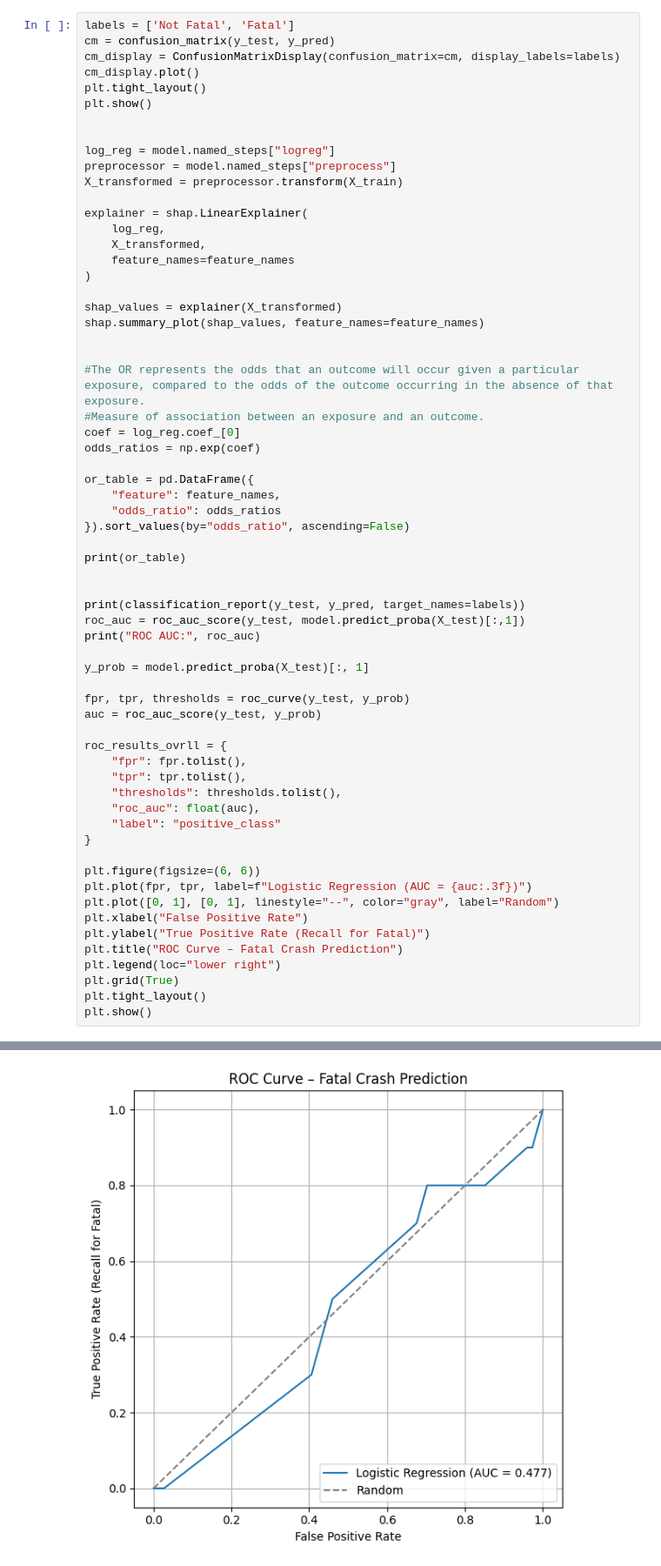
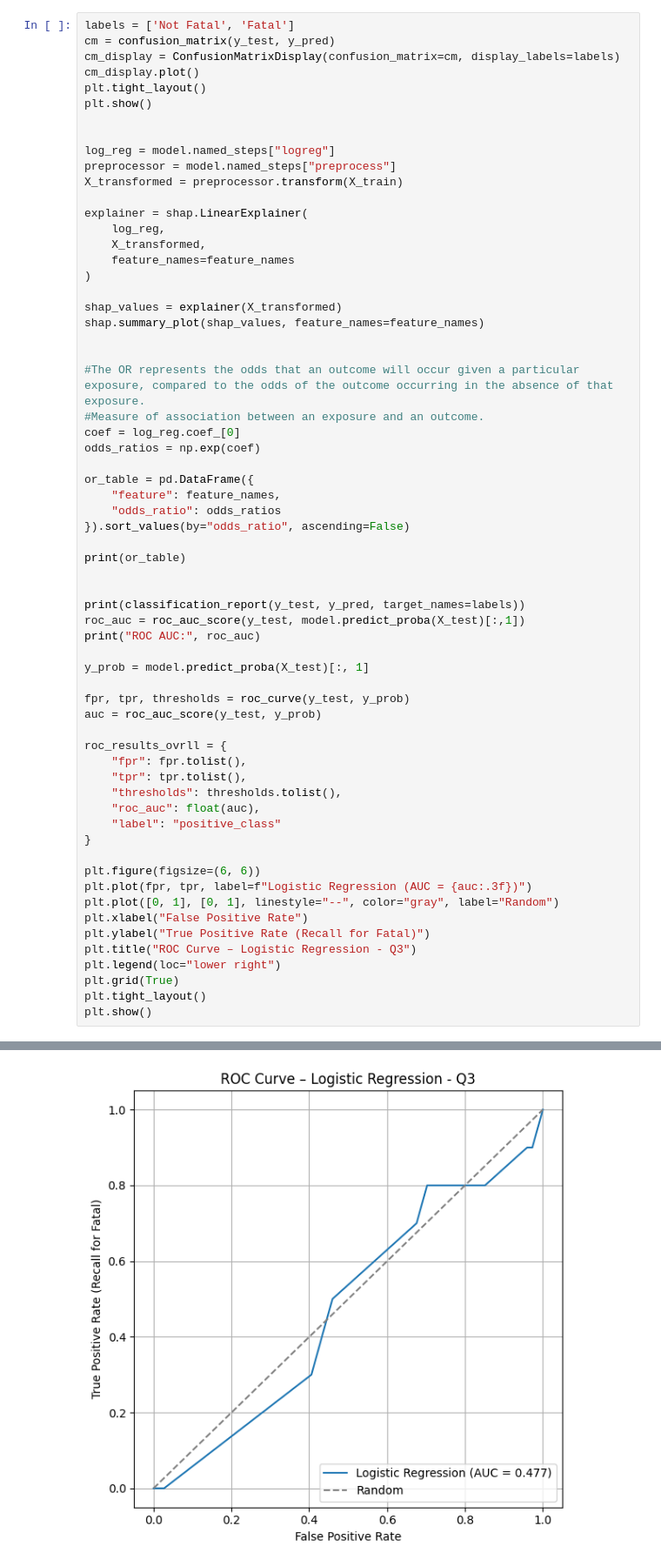
Before and after one commit to NicholasAttard/ICS5110-Applied-Machine-Learning-, a Jupyter notebook: 3a_Logistic_LinearRegression_NicholasAttard.ipynb, the cells around one changed output, grey strips where cells are left out. Shown at 87% size. Drawn from its saved outputs; the diff is of its cells as text.

```diff
--- a/3a_Logistic_LinearRegression_NicholasAttard.ipynb
+++ b/3a_Logistic_LinearRegression_NicholasAttard.ipynb
@@ -425,35 +425,35 @@ roc_results_ovrll = {
 
 plt.figure(figsize=(6, 6))
 plt.plot(fpr, tpr, label=f"Logistic Regression (AUC = {auc:.3f})")
 plt.plot([0, 1], [0, 1], linestyle="--", color="gray", label="Random")
 plt.xlabel("False Positive Rate")
 plt.ylabel("True Positive Rate (Recall for Fatal)")
-plt.title("ROC Curve – Fatal Crash Prediction")
+plt.title("ROC Curve – Logistic Regression - Q3")
 plt.legend(loc="lower right")
 plt.grid(True)
 plt.tight_layout()
 plt.show()
 # %% [output]
 [figure]
 [figure]
                        feature  odds_ratio
 2      cat__road_type_motorway    5.511515
 0      cat__road_type_junction    1.879097
 5  num__senior_driver_involved    0.922694
 1     cat__road_type_main road    0.369271
 4    cat__road_type_roundabout    0.341948
 3   cat__road_type_residential    0.340195
               precision    recall  f1-score   support
 
    Not Fatal       0.89      0.54      0.67        74
        Fatal       0.13      0.50      0.20        10
 
     accuracy                           0.54        84
    macro avg       0.51      0.52      0.44        84
 weighted avg       0.80      0.54      0.62        84
 
 ROC AUC: 0.47702702702702704
-[figure, old version]
+[figure, new version]
 # %%
 r = permutation_importance(
     model,
```
Also changed, not shown: parts of 6 cells of this notebook.
